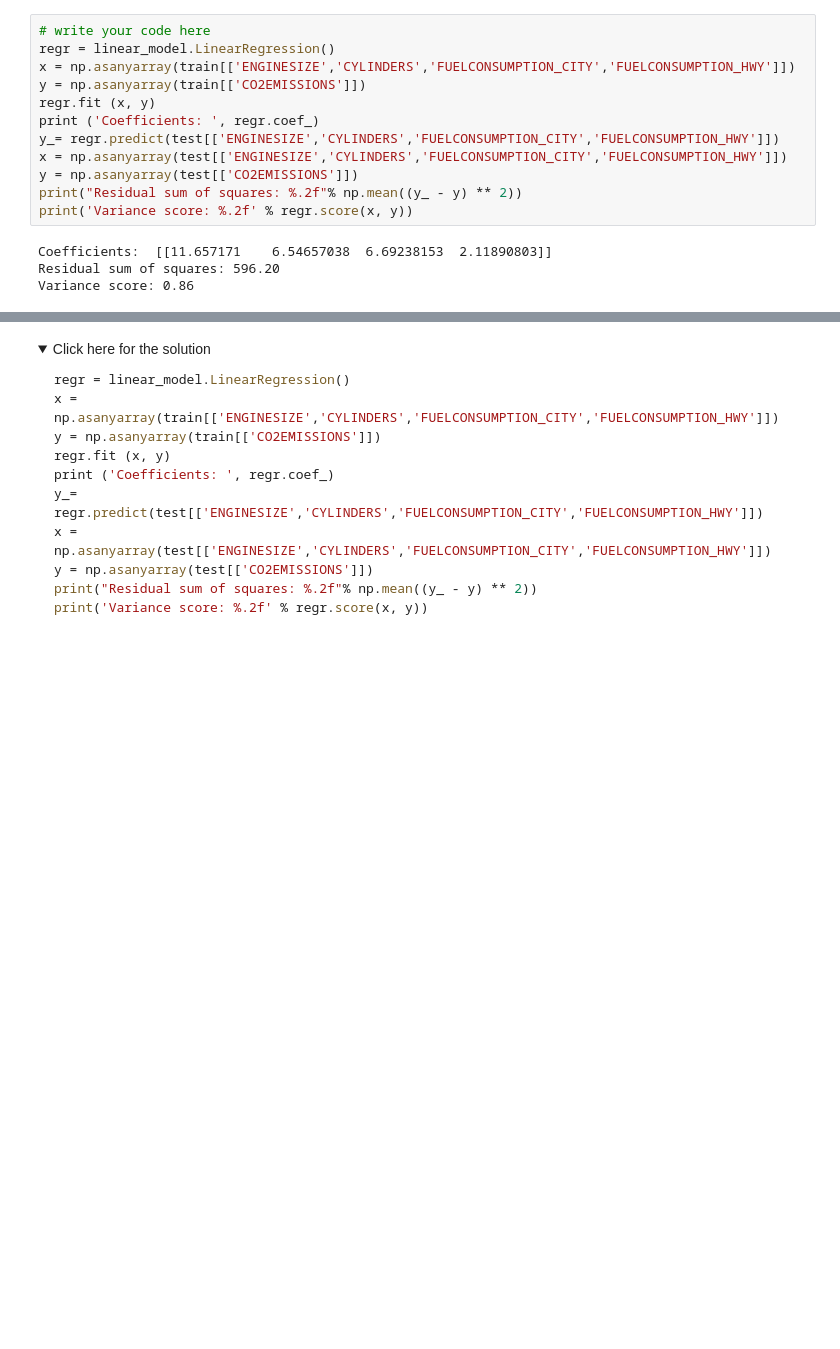
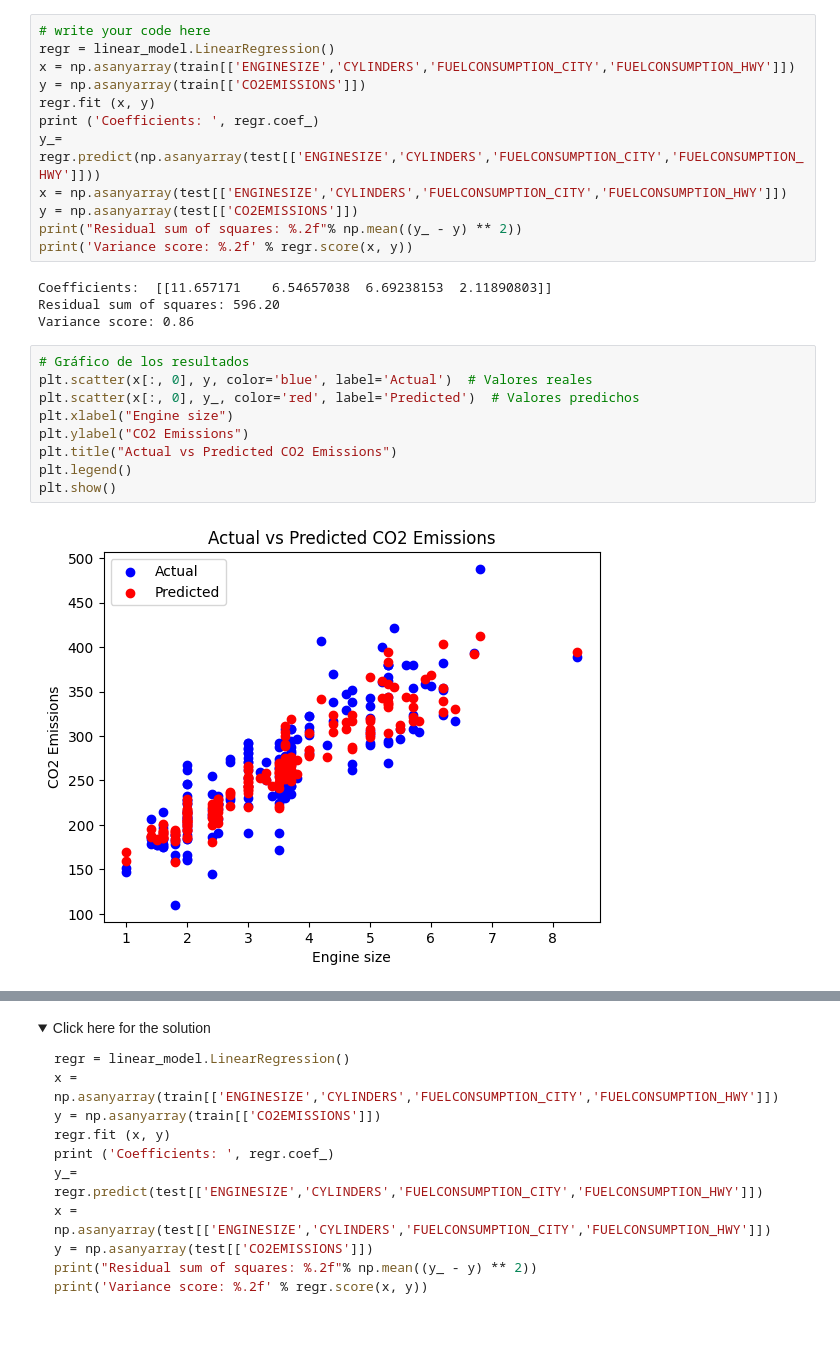
Before and after one commit to igorparrabastias/learning, a Jupyter notebook: AI/notebooks/Machine Learning with Python/ML0101EN-Reg-Mulitple-Linear-Regression-Co2-v2.ipynb, the cells around one changed output, grey strips where cells are left out. Saved outputs shown, nothing was run; the diff lists cells and outputs as text; folded sections open; blank space fills up the shorter version.

```diff
--- a/AI/notebooks/Machine Learning with Python/ML0101EN-Reg-Mulitple-Linear-Regression-Co2-v2.ipynb
+++ b/AI/notebooks/Machine Learning with Python/ML0101EN-Reg-Mulitple-Linear-Regression-Co2-v2.ipynb
@@ -232,7 +232,7 @@ x = np.asanyarray(train[['ENGINESIZE','CYLINDERS','FUELCONSUMPTION_CITY','FUELCO
 y = np.asanyarray(train[['CO2EMISSIONS']])
 regr.fit (x, y)
 print ('Coefficients: ', regr.coef_)
-y_= regr.predict(test[['ENGINESIZE','CYLINDERS','FUELCONSUMPTION_CITY','FUELCONSUMPTION_HWY']])
+y_= regr.predict(np.asanyarray(test[['ENGINESIZE','CYLINDERS','FUELCONSUMPTION_CITY','FUELCONSUMPTION_HWY']]))
 x = np.asanyarray(test[['ENGINESIZE','CYLINDERS','FUELCONSUMPTION_CITY','FUELCONSUMPTION_HWY']])
 y = np.asanyarray(test[['CO2EMISSIONS']])
 print("Residual sum of squares: %.2f"% np.mean((y_ - y) ** 2))
@@ -241,3 +241,14 @@ print('Variance score: %.2f' % regr.score(x, y))
 Coefficients:  [[11.657171    6.54657038  6.69238153  2.11890803]]
 Residual sum of squares: 596.20
 Variance score: 0.86
+# %%
+# Gráfico de los resultados
+plt.scatter(x[:, 0], y, color='blue', label='Actual')  # Valores reales
+plt.scatter(x[:, 0], y_, color='red', label='Predicted')  # Valores predichos
+plt.xlabel("Engine size")
+plt.ylabel("CO2 Emissions")
+plt.title("Actual vs Predicted CO2 Emissions")
+plt.legend()
+plt.show()
+# %% [output]
+[figure, added]
```
Also changed, not shown: parts of 1 cell of this notebook.
